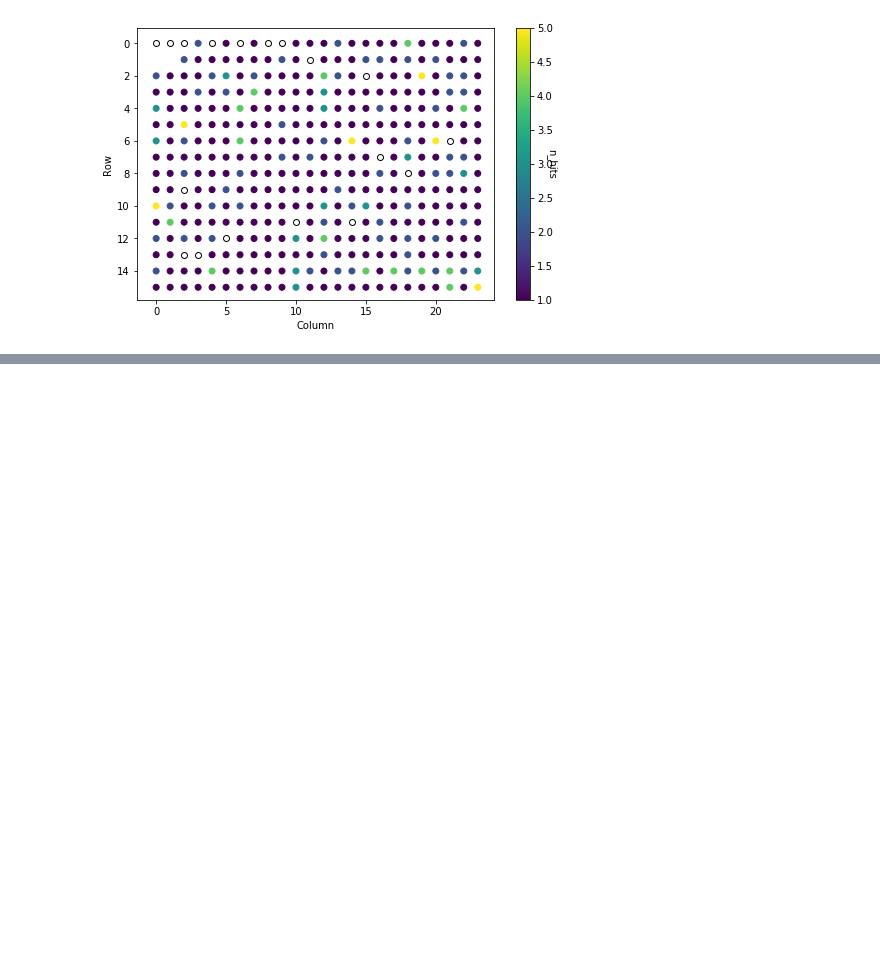
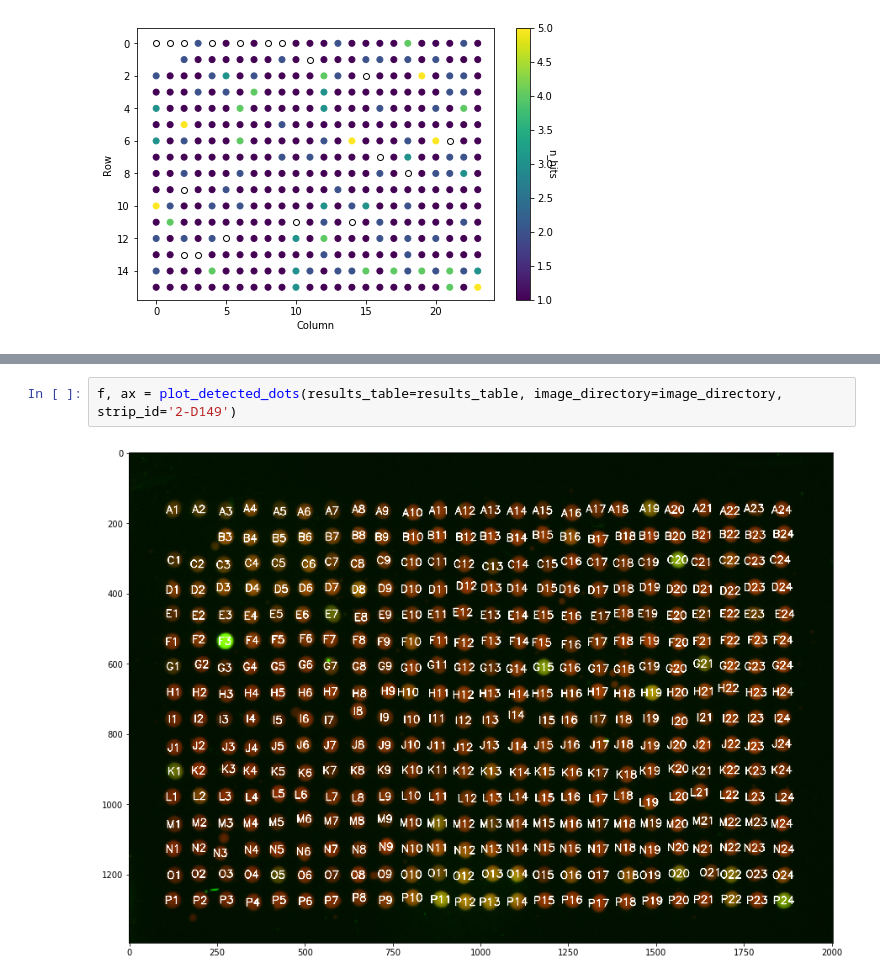
Before and after one commit to czbiohub/dotblotr, a Jupyter notebook: examples/multi_file_example.ipynb, the cells around one changed output, grey strips where cells are left out. Cells and saved outputs as stored; diff of their text form; blank space fills up the shorter version.

Commit message:
add dot name plot

```diff
--- a/examples/multi_file_example.ipynb
+++ b/examples/multi_file_example.ipynb
@@ -110,0 +117,4 @@ plot_hit_counts(hit_dfs[0]);
+# %%
+f, ax = plot_detected_dots(results_table=results_table, image_directory=image_directory, strip_id='2-D149')
+# %% [output]
+[figure, added]
```
Also changed, not shown: parts of 2 cells of this notebook, 2 other files.
